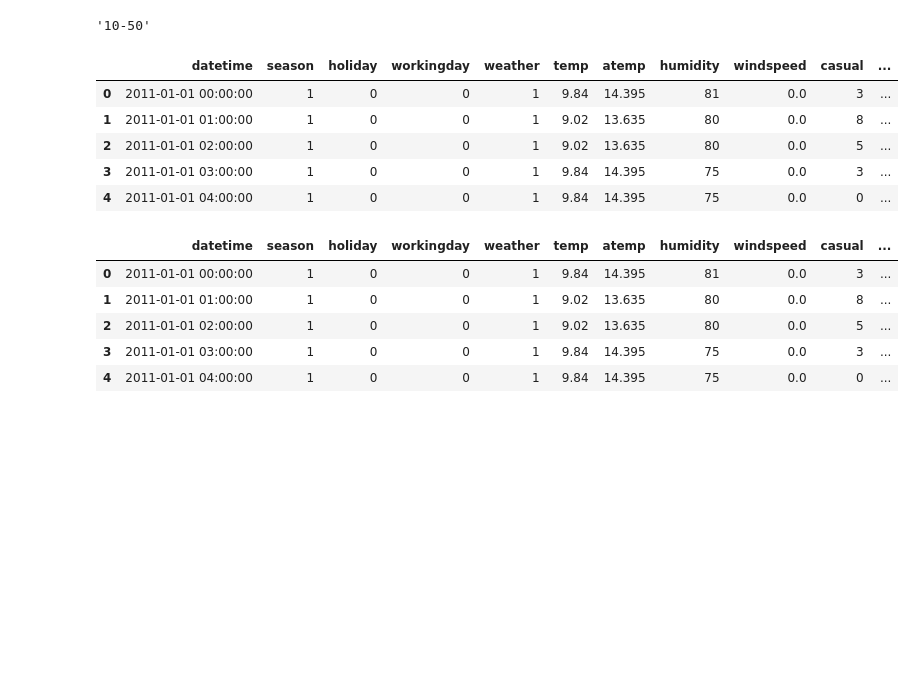
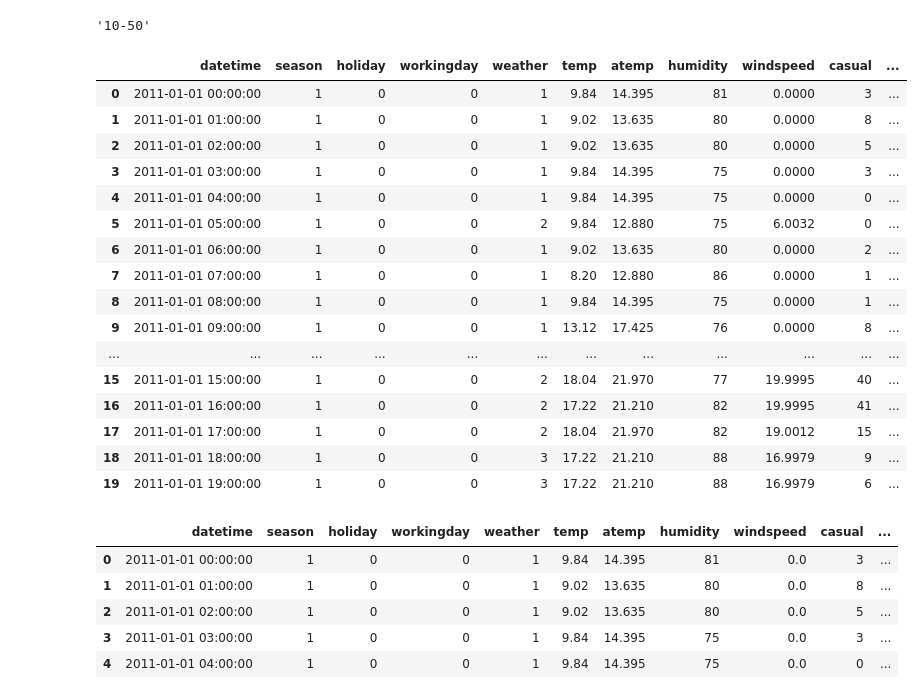
Before and after one commit to Dianalxy1/schulich_date_science, a Jupyter notebook: class_5/Module5_Feature_Engineering.ipynb, the cells around one changed output. Cells and saved outputs as stored; diff of their text form; code cells hidden in the pictures; blank space fills up the shorter version.

```diff
--- a/class_5/Module5_Feature_Engineering.ipynb
+++ b/class_5/Module5_Feature_Engineering.ipynb
@@ -169,14 +157,25 @@ total_cat(19)
 # Create new column with rental count range using total_cat() function created above
 bikes['rental_total_group'] = bikes['count'].apply(total_cat)
 # %%
-bikes.head()
+bikes.head(20)
 # %% [output]
 |  | datetime | season | holiday | workingday | weather | temp | atemp | humidity | windspeed | casual | ... |
-| 0 | 2011-01-01 00:00:00 | 1 | 0 | 0 | 1 | 9.84 | 14.395 | 81 | 0.0 | 3 | ... |
-| 1 | 2011-01-01 01:00:00 | 1 | 0 | 0 | 1 | 9.02 | 13.635 | 80 | 0.0 | 8 | ... |
-| 2 | 2011-01-01 02:00:00 | 1 | 0 | 0 | 1 | 9.02 | 13.635 | 80 | 0.0 | 5 | ... |
-| 3 | 2011-01-01 03:00:00 | 1 | 0 | 0 | 1 | 9.84 | 14.395 | 75 | 0.0 | 3 | ... |
-| 4 | 2011-01-01 04:00:00 | 1 | 0 | 0 | 1 | 9.84 | 14.395 | 75 | 0.0 | 0 | ... |
+| 0 | 2011-01-01 00:00:00 | 1 | 0 | 0 | 1 | 9.84 | 14.395 | 81 | 0.0000 | 3 | ... |
+| 1 | 2011-01-01 01:00:00 | 1 | 0 | 0 | 1 | 9.02 | 13.635 | 80 | 0.0000 | 8 | ... |
+| 2 | 2011-01-01 02:00:00 | 1 | 0 | 0 | 1 | 9.02 | 13.635 | 80 | 0.0000 | 5 | ... |
+| 3 | 2011-01-01 03:00:00 | 1 | 0 | 0 | 1 | 9.84 | 14.395 | 75 | 0.0000 | 3 | ... |
+| 4 | 2011-01-01 04:00:00 | 1 | 0 | 0 | 1 | 9.84 | 14.395 | 75 | 0.0000 | 0 | ... |
+| 5 | 2011-01-01 05:00:00 | 1 | 0 | 0 | 2 | 9.84 | 12.880 | 75 | 6.0032 | 0 | ... |
+| 6 | 2011-01-01 06:00:00 | 1 | 0 | 0 | 1 | 9.02 | 13.635 | 80 | 0.0000 | 2 | ... |
+| 7 | 2011-01-01 07:00:00 | 1 | 0 | 0 | 1 | 8.20 | 12.880 | 86 | 0.0000 | 1 | ... |
+| 8 | 2011-01-01 08:00:00 | 1 | 0 | 0 | 1 | 9.84 | 14.395 | 75 | 0.0000 | 1 | ... |
+| 9 | 2011-01-01 09:00:00 | 1 | 0 | 0 | 1 | 13.12 | 17.425 | 76 | 0.0000 | 8 | ... |
+| ... | ... | ... | ... | ... | ... | ... | ... | ... | ... | ... | ... |
+| 15 | 2011-01-01 15:00:00 | 1 | 0 | 0 | 2 | 18.04 | 21.970 | 77 | 19.9995 | 40 | ... |
+| 16 | 2011-01-01 16:00:00 | 1 | 0 | 0 | 2 | 17.22 | 21.210 | 82 | 19.9995 | 41 | ... |
+| 17 | 2011-01-01 17:00:00 | 1 | 0 | 0 | 2 | 18.04 | 21.970 | 82 | 19.0012 | 15 | ... |
+| 18 | 2011-01-01 18:00:00 | 1 | 0 | 0 | 3 | 17.22 | 21.210 | 88 | 16.9979 | 9 | ... |
+| 19 | 2011-01-01 19:00:00 | 1 | 0 | 0 | 3 | 17.22 | 21.210 | 88 | 16.9979 | 6 | ... |
 # %%
 # Create function with 2 inputs - temp and humidity - to classify good/bad days
 def good_bad(temp,hum):
```
Also changed, not shown: parts of 4 cells of this notebook, 4 other files.
